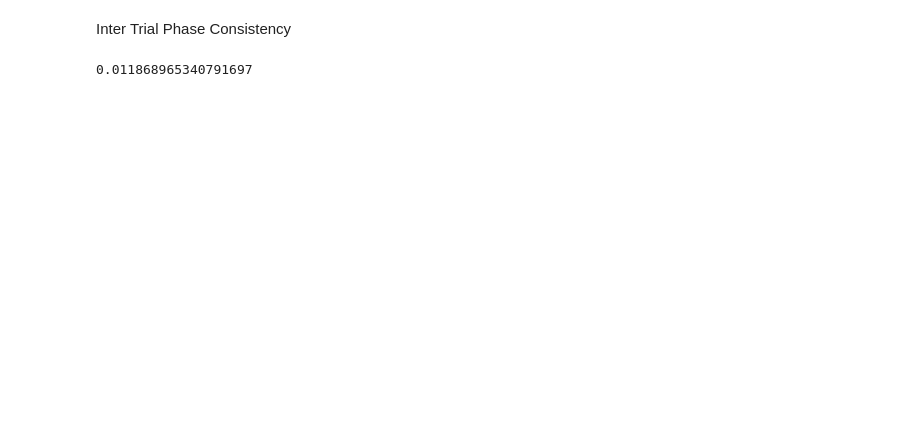
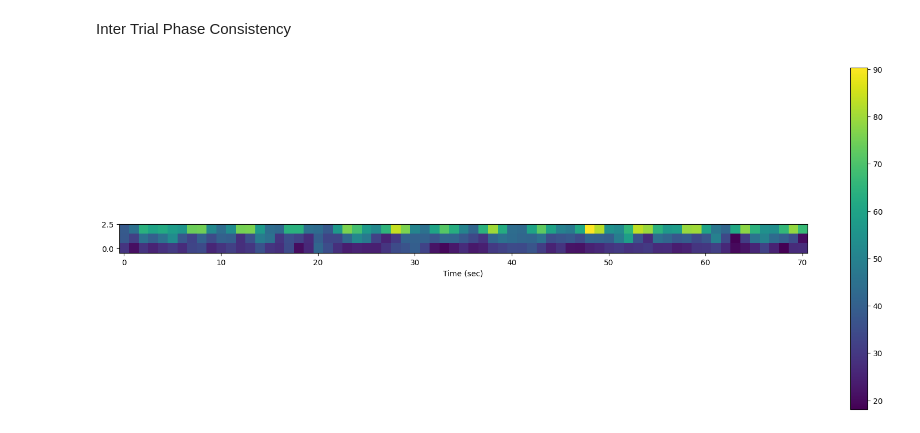
Before and after one commit to miretteamin/Time_Frequency_Analysis, a Jupyter notebook: tf_analysis.ipynb, the cells around one changed output. Saved outputs shown, nothing was run; the diff lists cells and outputs as text; code cells hidden in the pictures; blank space fills up the shorter version.

```diff
--- a/tf_analysis.ipynb
+++ b/tf_analysis.ipynb
@@ -191,9 +191,10 @@ def ITPC(trials, windowSize, overlapping):
         phases.append(temp)
     phases = np.array(phases)
     euler = [np.exp((1j)*phases[i]) for i in range(len(phases))]
-    avg = np.mean(euler)
-    return abs(avg)
+    return euler
 # %%
-ITPC(real_trials, 100, 50)
+res = ITPC(real_trials, 100, 50)
-# %% [output]
-0.011868965340791697
+# %%
+plot_spectrogram(temp, res, 100)
+# %% [output]
+[figure, added]
```
Also changed, not shown: parts of 1 cell of this notebook.
